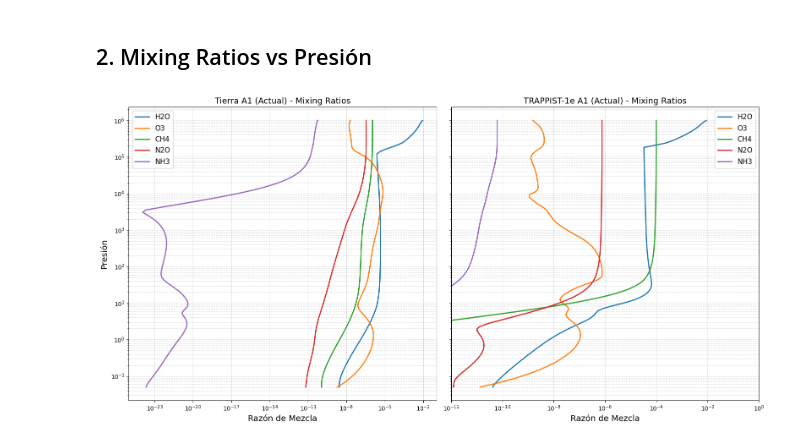
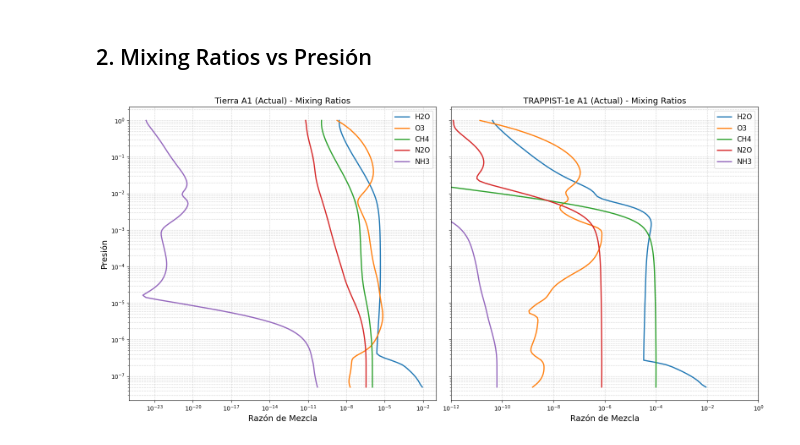
Before and after one commit to D4san/ExoFarm_MDwarfs, a Jupyter notebook: Transmission_Spectroscopy/notebooks/Plot_Vertical_Profiles.ipynb, the cells around one changed output. Drawn from its saved outputs; the diff is of its cells as text; code cells hidden in the pictures.

Commit message:
3 scenarios plot

```diff
--- a/Transmission_Spectroscopy/notebooks/Plot_Vertical_Profiles.ipynb
+++ b/Transmission_Spectroscopy/notebooks/Plot_Vertical_Profiles.ipynb
@@ -37,10 +37,10 @@ scenarios_pt = [
 ]
 
 for base_name, label, color, ls in scenarios_pt:
-    pt_data = load_pt(f"{base_name}_PT_profile.txt")
+    pt_data = load_pt(f"{base_name}_PT.txt")
     if pt_data is not None:
-        P = pt_data['Pressure']
-        T = pt_data['Temperature']
+        P = pt_data['P']
+        T = pt_data['T']
         plt.plot(T, P, label=label, color=color, linestyle=ls)
 
 plt.yscale('log')
@@ -69,40 +62,40 @@ molecules = ['H2O', 'O3', 'CH4', 'N2O', 'NH3']
 fig, axs = plt.subplots(1, 2, figsize=(16, 8), sharey=True)
 
 # Tierra A1
-mix_earth = load_mix('Earth_A1_Current_mixing_ratios.txt')
+mix_earth = load_mix('Earth_A1_Current_chem.txt')
 if mix_earth is not None:
-    P = mix_earth['Pressure']
+    P = mix_earth['PRESS']
     for mol in molecules:
         if mol in mix_earth.columns:
-            axs[0].plot(mix_earth[mol], P, label=mol, lw=2)
+            axs[0].plot(mix_earth[mol], P[::-1], label=mol, lw=2)
 
     axs[0].set_yscale('log')
     axs[0].invert_yaxis()
     axs[0].set_xscale('log')
     axs[0].set_title('Tierra A1 (Actual) - Mixing Ratios', fontsize=14)
     axs[0].set_xlabel('Razón de Mezcla', fontsize=14)
     axs[0].set_ylabel('Presión', fontsize=14)
     axs[0].legend(fontsize=12)
     axs[0].grid(True, which='both', ls='--', alpha=0.5)
 
 # Trappist A1
-mix_trappist = load_mix('Trappist_A1_Current_mixing_ratios.txt')
+mix_trappist = load_mix('Trappist_A1_Current_chem.txt')
 if mix_trappist is not None:
-    P = mix_trappist['Pressure']
+    P = mix_trappist['PRESS']
     for mol in molecules:
         if mol in mix_trappist.columns:
-            axs[1].plot(mix_trappist[mol], P, label=mol, lw=2)
+            axs[1].plot(mix_trappist[mol], P[::-1], label=mol, lw=2)
 
     axs[1].set_yscale('log')
     axs[1].invert_yaxis()
     axs[1].set_xscale('log')
     axs[1].set_xlim(1e-12, 1) # Normalizar el eje para una mejor comparativa visual si se requiere
     axs[1].set_title('TRAPPIST-1e A1 (Actual) - Mixing Ratios', fontsize=14)
     axs[1].set_xlabel('Razón de Mezcla', fontsize=14)
     axs[1].legend(fontsize=12)
     axs[1].grid(True, which='both', ls='--', alpha=0.5)
 
 plt.tight_layout()
 plt.show()
 # %% [output]
-[figure, old version]
+[figure, new version]
```
Also changed, not shown: parts of 1 cell of this notebook, 31 other files.
